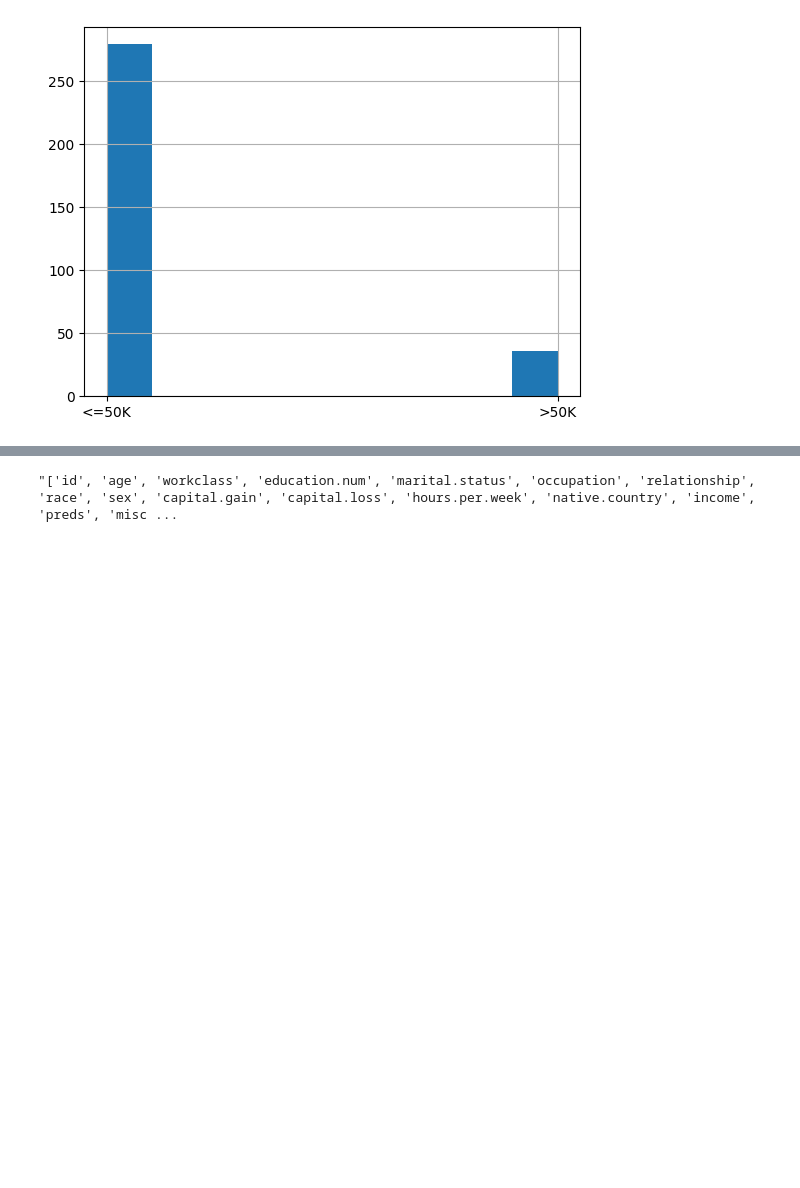
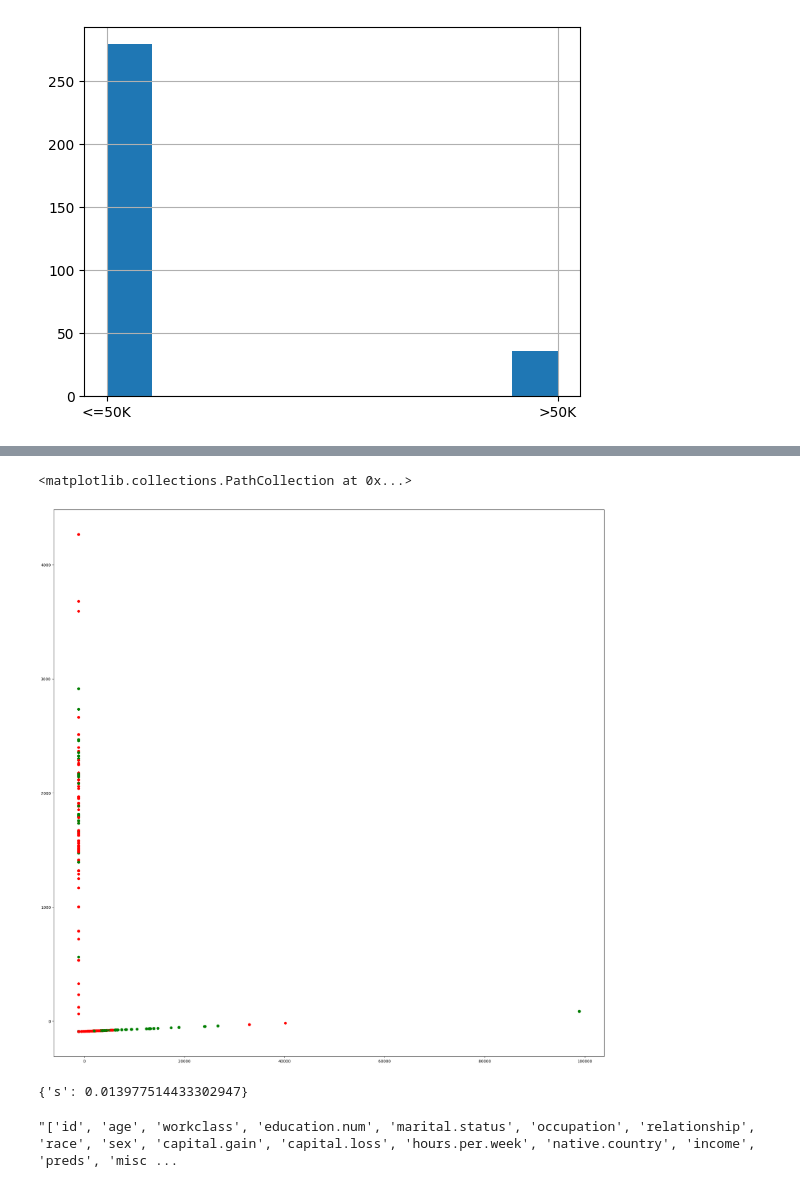
Before and after one commit to tprhat/kaggle_defcon_ai, a Jupyter notebook: cluster1.ipynb, the cells around one changed output, grey strips where cells are left out. Cells and saved outputs as stored; diff of their text form; code cells hidden in the pictures; blank space fills up the shorter version.

```diff
--- a/cluster1.ipynb
+++ b/cluster1.ipynb
@@ -255,0 +419,7 @@ df_1
+# %%
+from sklearn.decomposition import PCA
+df_2 = df_1[df_1['income'] == '>50K'].copy(deep=True)
+pca = PCA(n_components=2)
+dim2 = pca.fit_transform(df.drop(columns=['workclass', 'marital.status', 'occupation', 'relationship', 'race', 'sex', 'native.country', 'income', 'id']))
+
+print(dim2)
@@ -256,3 +434,16 @@ df_1
+# %%
+plt.figure(figsize=(25, 25))
+colors = {'<=50K': 'red', '>50K': 'green'}
+plt.scatter(dim2[:, 0], dim2[:, 1], c=df['income'].map(colors))
+# df_2['comp1'] = dim2[:, 0]
+# df_2['comp2'] = dim2[:, 1]
+# %% [output]
+<matplotlib.collections.PathCollection at 0x...>
+[figure, added]
+# %%
+query(df_2[df_2['comp1'] < -2000]['id'].tolist())
+# %% [output]
+{'s': 0.013977514433302947}
 # %%
 str(list(df_1.columns))
 # %% [output]
```
Also changed, not shown: parts of 51 cells of this notebook, 1 other file.
